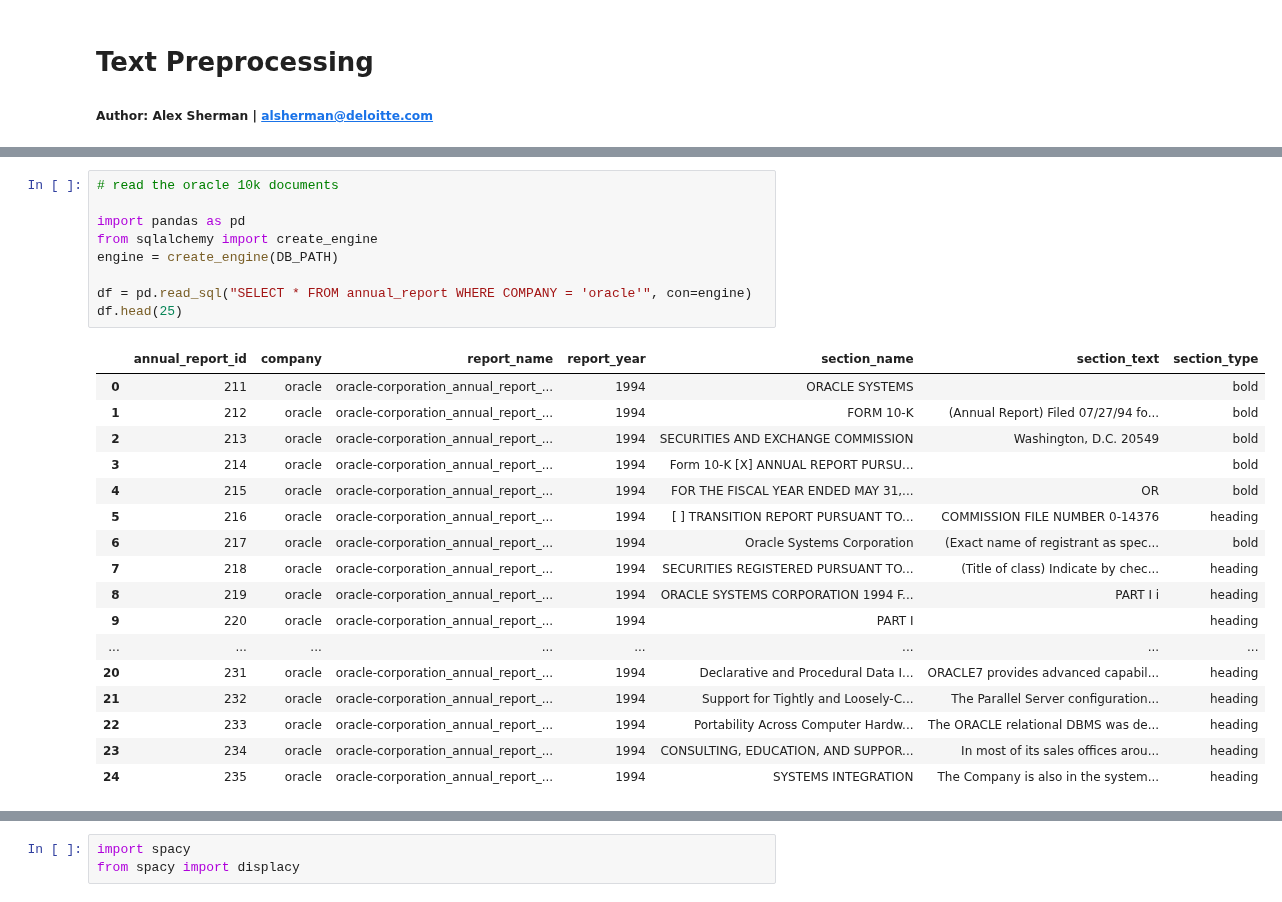
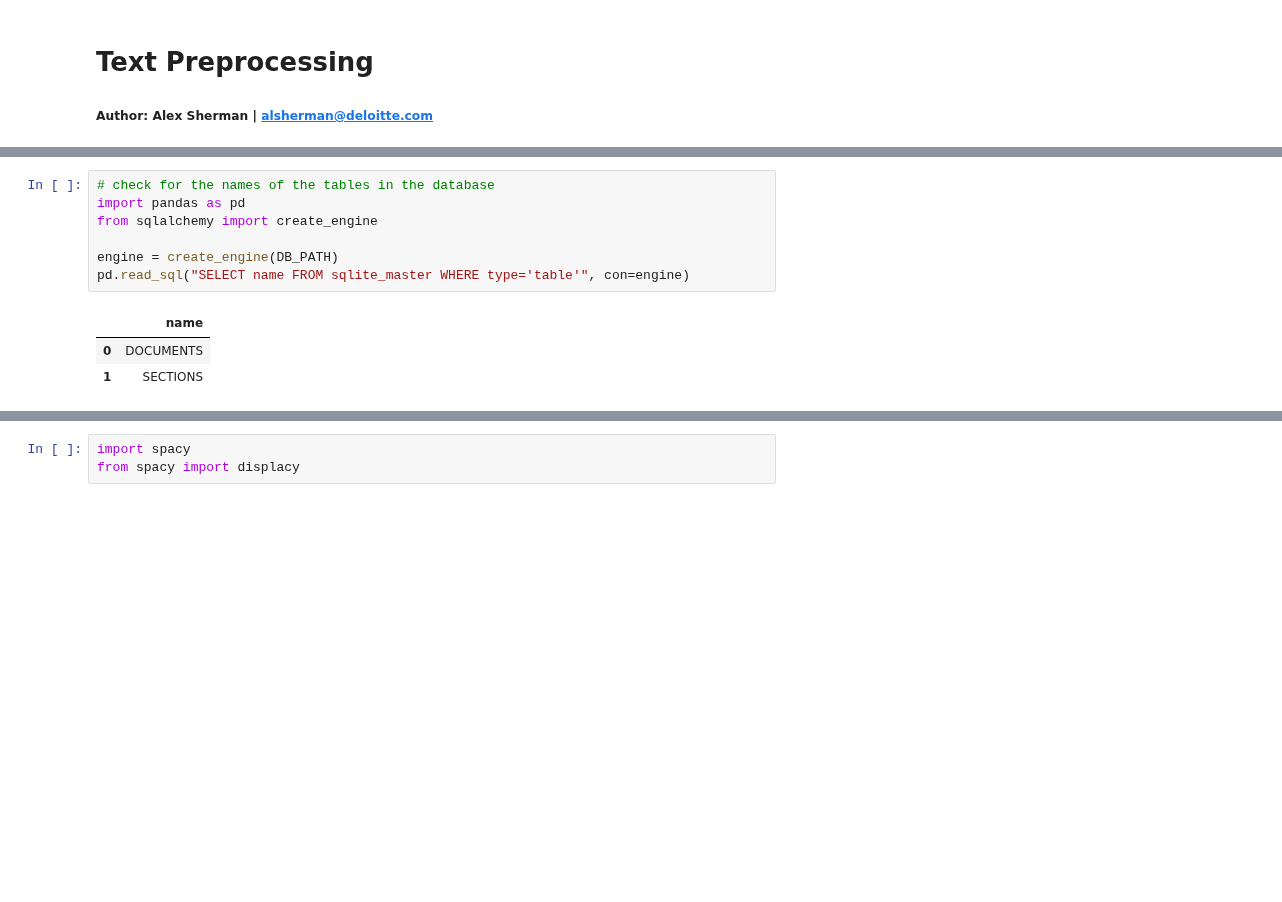
Before and after one commit to Alexjmsherman/nlp_practicum_original, a Jupyter notebook: lessons/lesson7_text_preprocessing/text_preprocessing_solution.ipynb, the cells around one changed output, grey strips where cells are left out. Drawn from its saved outputs; the diff is of its cells as text; blank space fills up the shorter version.

Commit message:
update text preprocessing lessons

```diff
--- a/lessons/lesson7_text_preprocessing/text_preprocessing_solution.ipynb
+++ b/lessons/lesson7_text_preprocessing/text_preprocessing_solution.ipynb
@@ -18,27 +25,11 @@ DB_PATH
 # %%
-# read the oracle 10k documents
-
+# check for the names of the tables in the database
 import pandas as pd
 from sqlalchemy import create_engine
+
 engine = create_engine(DB_PATH)
-
-df = pd.read_sql("SELECT * FROM annual_report WHERE COMPANY = 'oracle'", con=engine)
-df.head(25)
+pd.read_sql("SELECT name FROM sqlite_master WHERE type='table'", con=engine)
 # %% [output]
-|  | annual_report_id | company | report_name | report_year | section_name | section_text | section_type |
-| 0 | 211 | oracle | oracle-corporation_annual_report_... | 1994 | ORACLE SYSTEMS |  | bold |
-| 1 | 212 | oracle | oracle-corporation_annual_report_... | 1994 | FORM 10-K | (Annual Report) Filed 07/27/94 fo... | bold |
-| 2 | 213 | oracle | oracle-corporation_annual_report_... | 1994 | SECURITIES AND EXCHANGE COMMISSION | Washington, D.C. 20549 | bold |
-| 3 | 214 | oracle | oracle-corporation_annual_report_... | 1994 | Form 10-K [X] ANNUAL REPORT PURSU... |  | bold |
-| 4 | 215 | oracle | oracle-corporation_annual_report_... | 1994 | FOR THE FISCAL YEAR ENDED MAY 31,... | OR | bold |
-| 5 | 216 | oracle | oracle-corporation_annual_report_... | 1994 | [ ] TRANSITION REPORT PURSUANT TO... | COMMISSION FILE NUMBER 0-14376 | heading |
-| 6 | 217 | oracle | oracle-corporation_annual_report_... | 1994 | Oracle Systems Corporation | (Exact name of registrant as spec... | bold |
-| 7 | 218 | oracle | oracle-corporation_annual_report_... | 1994 | SECURITIES REGISTERED PURSUANT TO... | (Title of class) Indicate by chec... | heading |
-| 8 | 219 | oracle | oracle-corporation_annual_report_... | 1994 | ORACLE SYSTEMS CORPORATION 1994 F... | PART I i | heading |
-| 9 | 220 | oracle | oracle-corporation_annual_report_... | 1994 | PART I |  | heading |
-| ... | ... | ... | ... | ... | ... | ... | ... |
-| 20 | 231 | oracle | oracle-corporation_annual_report_... | 1994 | Declarative and Procedural Data I... | ORACLE7 provides advanced capabil... | heading |
-| 21 | 232 | oracle | oracle-corporation_annual_report_... | 1994 | Support for Tightly and Loosely-C... | The Parallel Server configuration... | heading |
-| 22 | 233 | oracle | oracle-corporation_annual_report_... | 1994 | Portability Across Computer Hardw... | The ORACLE relational DBMS was de... | heading |
-| 23 | 234 | oracle | oracle-corporation_annual_report_... | 1994 | CONSULTING, EDUCATION, AND SUPPOR... | In most of its sales offices arou... | heading |
-| 24 | 235 | oracle | oracle-corporation_annual_report_... | 1994 | SYSTEMS INTEGRATION | The Company is also in the system... | heading |
+|  | name |
+| 0 | DOCUMENTS |
+| 1 | SECTIONS |
```
Also changed, not shown: parts of 49 cells of this notebook, 3 other files.
